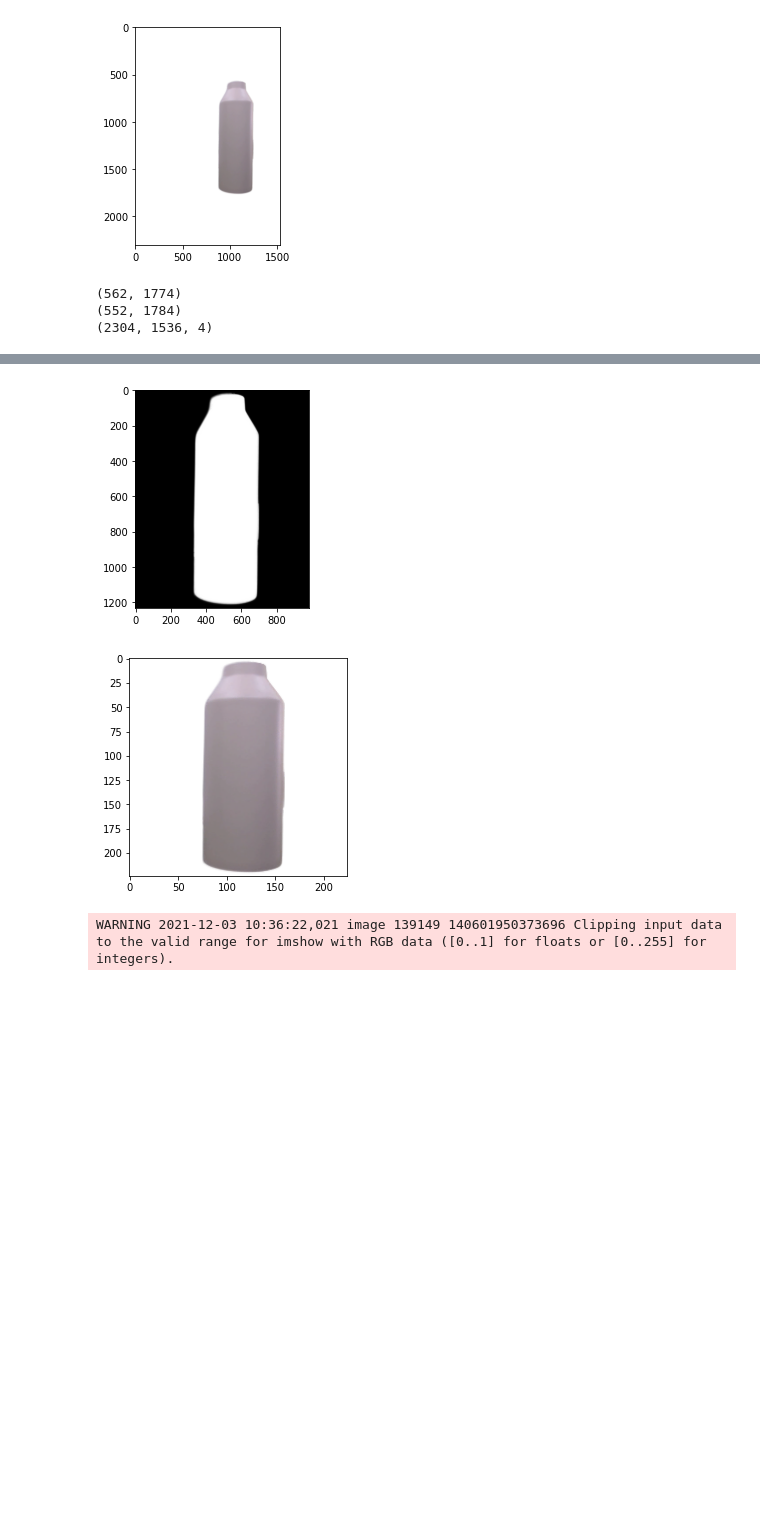
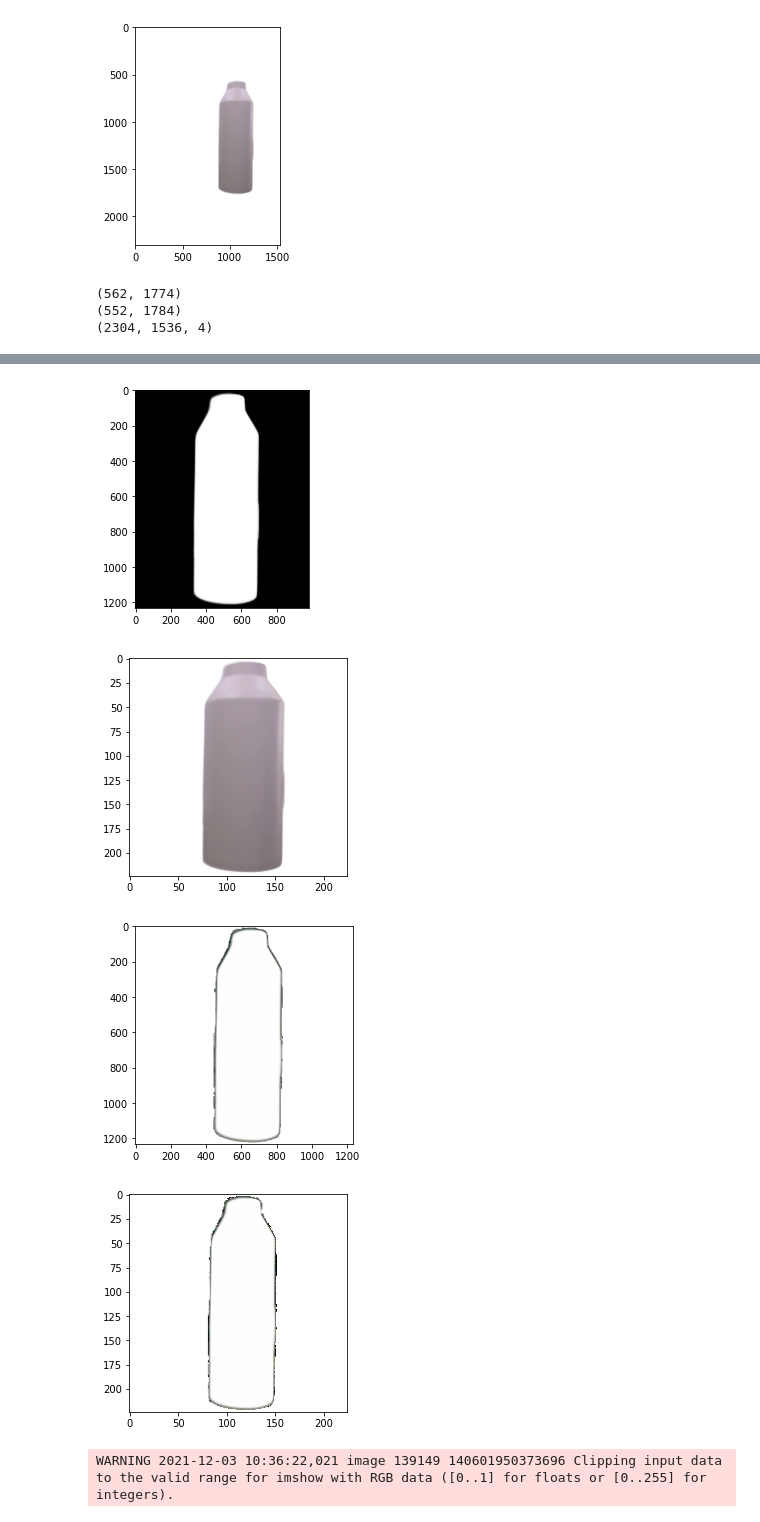
Before and after one commit to MM2021-811/ImageIdentification, a Jupyter notebook: colorspace.ipynb, the cells around one changed output, grey strips where cells are left out. Saved outputs shown, nothing was run; the diff lists cells and outputs as text; code cells hidden in the pictures; blank space fills up the shorter version.

```diff
--- a/colorspace.ipynb
+++ b/colorspace.ipynb
@@ -341,33 +341,48 @@ pprint((lt,bt))
 lt = lt - 10 if lt-10 > 0 else 0
 bt = bt + 10 if bt+ 10 < max(h,w) else max(h,w)
 pprint((lt,bt))
 
 pprint(opencvImage.shape)
 
 croped_image = opencvImage[lt:bt,lt:bt,:]
 
 plt.imshow(croped_image)
 plt.show()
 
 arr2 = croped_image[:,:,3]
 # arr2[arr2>0] = 255
 vis2 = cv2.cvtColor(arr2, cv2.COLOR_GRAY2BGR)
 plt.imshow(vis2)
 plt.show()
 # plt.imsave('maske.png',arr2)
 
 # resize
 resized = cv2.resize(croped_image, (224,224), interpolation = cv2.INTER_CUBIC)
 
 plt.imshow(resized)
 plt.show()
+
+from util.trainingutil import AlphaBgTransform
+
+t2 = AlphaBgTransform.to_square(croped_image)
+# t2 = np.clip(t2 * 255, 0, 255).astype("uint8")
+t2 = cv2.cvtColor(t2,cv2.COLOR_RGBA2BGRA)
+cv2.imwrite("test.png",t2)
+plt.imshow(t2)
+plt.show()
+
+r2 = cv2.resize(t2, (224,224), interpolation = cv2.INTER_CUBIC)
+plt.imshow(r2)
+plt.show()
 # %% [output]
 (562, 1774)
 (552, 1784)
 (2304, 1536, 4)
 [figure]
 [figure]
 [figure]
+[figure, added]
+[figure, added]
 # %%
 # test transform
 from torchvision import datasets, transforms, models
```
Also changed, not shown: 4 other files.
